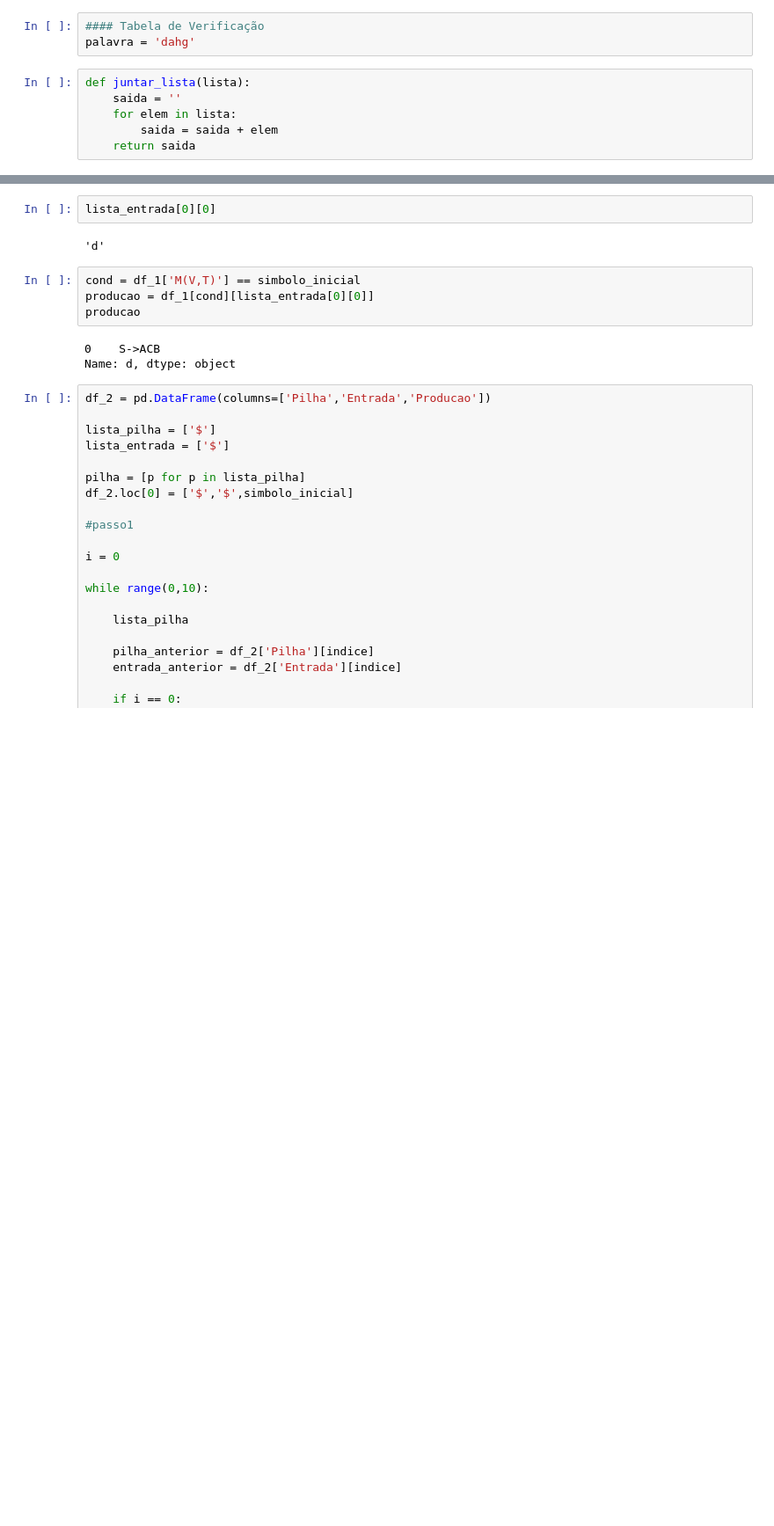
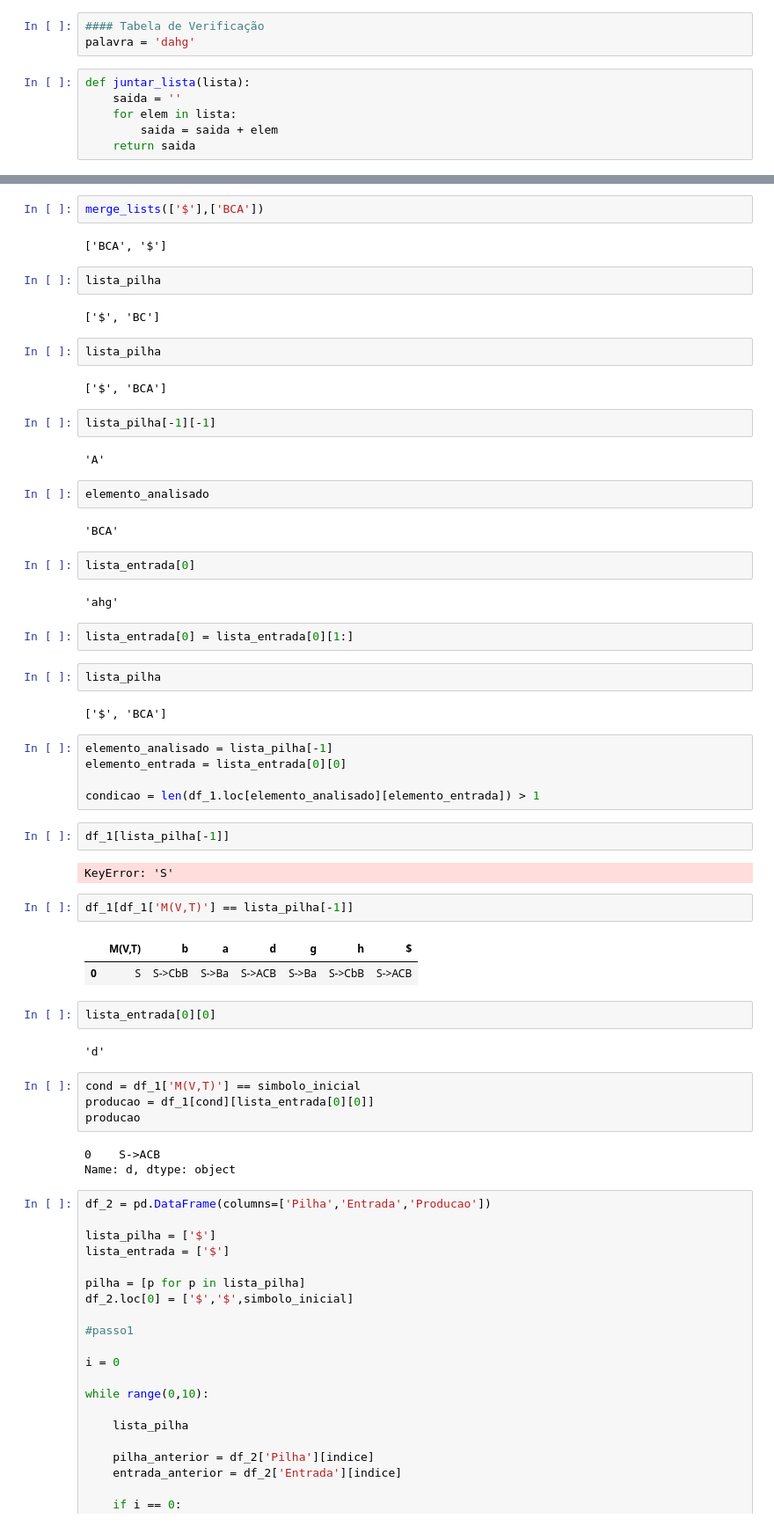
Before and after one commit to fabiobritoo/first-follow, a Jupyter notebook: first_follow.ipynb, the cells around one changed output, grey strips where cells are left out. Shown: that part at 88% size. Saved outputs shown, nothing was run; the diff lists cells and outputs as text; blank space fills up the shorter version.

```diff
--- a/first_follow.ipynb
+++ b/first_follow.ipynb
@@ -439,3 +470,47 @@ df_2
+# %%
+merge_lists(['$'],['BCA'])
+# %% [output]
+['BCA', '$']
+# %%
+lista_pilha
+# %% [output]
+['$', 'BC']
+# %%
+lista_pilha
+# %% [output]
+['$', 'BCA']
+# %%
+lista_pilha[-1][-1]
+# %% [output]
+'A'
+# %%
+elemento_analisado
+# %% [output]
+'BCA'
+# %%
+lista_entrada[0]
+# %% [output]
+'ahg'
+# %%
+lista_entrada[0] = lista_entrada[0][1:]
+# %%
+lista_pilha
+# %% [output]
+['$', 'BCA']
+# %%
+elemento_analisado = lista_pilha[-1]
+elemento_entrada = lista_entrada[0][0]
+
+condicao = len(df_1.loc[elemento_analisado][elemento_entrada]) > 1
+# %%
+df_1[lista_pilha[-1]]
+# %% [output]
+KeyError: 'S'
+# %%
+df_1[df_1['M(V,T)'] == lista_pilha[-1]]
+# %% [output]
+|  | M(V,T) | b | a | d | g | h | $ |
+| 0 | S | S->CbB | S->Ba | S->ACB | S->Ba | S->CbB | S->ACB |
 # %%
 lista_entrada[0][0]
 # %% [output]
```
Also changed, not shown: parts of 5 cells of this notebook, 1 other file.
